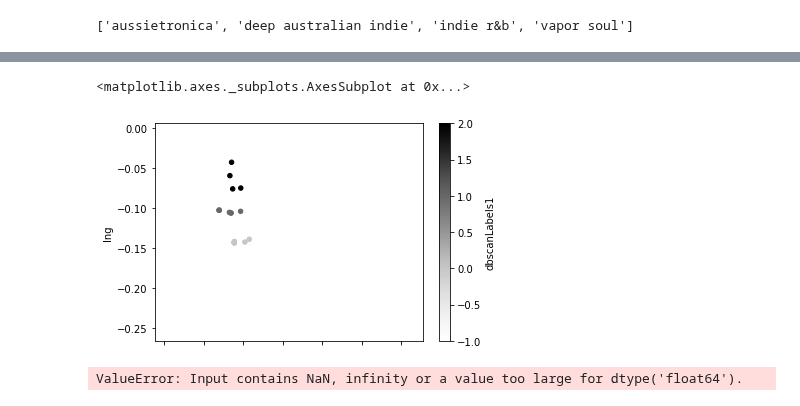
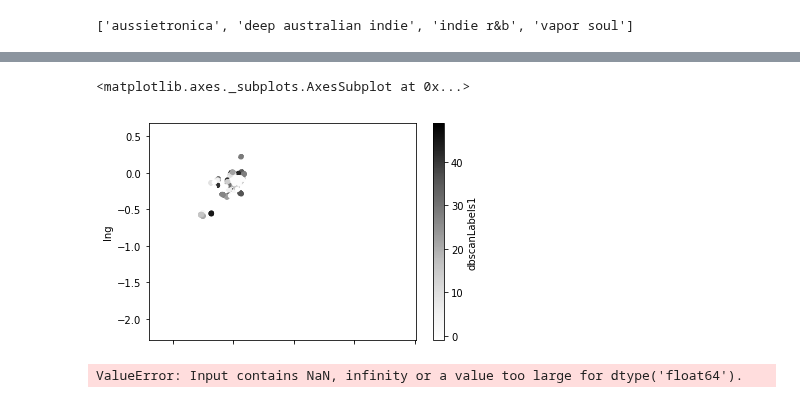
Before and after one commit to CityBlender/data-analysis, a Jupyter notebook: Alfie MongoDB try.ipynb, the cells around one changed output, grey strips where cells are left out. Cells and saved outputs as stored; diff of their text form; code cells hidden in the pictures.

```diff
--- a/Alfie MongoDB try.ipynb
+++ b/Alfie MongoDB try.ipynb
@@ -174,7 +291,7 @@ print(maxLngLdn)
 Kest = RipleysKEstimator(area=2,x_max=maxLngLdn, y_max=maxLatLdn, x_min=minLngLdn, y_min=minLatLdn)
 # %%
 #need to put the lat and lng as an array
-locsAsArray = allReggaeEvents[['lat', 'lng']].values
+locsAsArray = londonEventsdfNoNan[['BNGnorthing', 'BNGeasting']].values
 # %%
 locsAsArray
 # %% [output]
@@ -215,7 +322,7 @@ plt.plot(r, Kest(data=locsAsArray, radii=r, mode='ripley'), color='yellow',
 # %%
 #try out a dbscan of all reggae
 #create new dbscan cluster object
-dbscan = DBSCAN(eps=0.02, min_samples=3)
+dbscan = DBSCAN(eps=500, min_samples=3)
 # %%
 #get only locations from the reggae set
 #get just locations
@@ -233,4 +341,4 @@ array([ 0, -1,  1,  2,  0, -1,  0,  1,  0,  1,  2,  0,  0, -1,  0,  0, -1,
 # %%
 #now add the labels back into the reggae dataframe
 #need to reindex allReggaeEvents for it to work
-allReggaeEventsNewInd = allReggaeEvents.reset_index()
+londonEventsdfNoNan = londonEventsdfNoNan.reset_index()
@@ -237,2 +347,2 @@ allReggaeEventsNewInd = allReggaeEvents.reset_index()
 # %%
-allReggaeEventsNewInd['dbscanLabels1'] = pd.DataFrame(dbscan_labels)
+londonEventsdfNoNan['dbscanLabels1'] = pd.DataFrame(dbscan_labels)
@@ -260,11 +370,11 @@ allReggaeEventsNewInd
 # %%
 #now give it a plot
 #define colorscheme
 
-allReggaeEventsNewInd.plot.scatter(y='lng', x='lat', c='dbscanLabels1', )
+londonEventsdfNoNan.plot.scatter(y='lng', x='lat', c='dbscanLabels1', )
 # %% [output]
 <matplotlib.axes._subplots.AxesSubplot at 0x...>
-[figure, old version]
+[figure, new version]
 # %%
 #try clustering out on the whole dataset
 dbscan2ndRun = dbscan.fit(locsAsArray)
```
Also changed, not shown: parts of 27 cells of this notebook.
